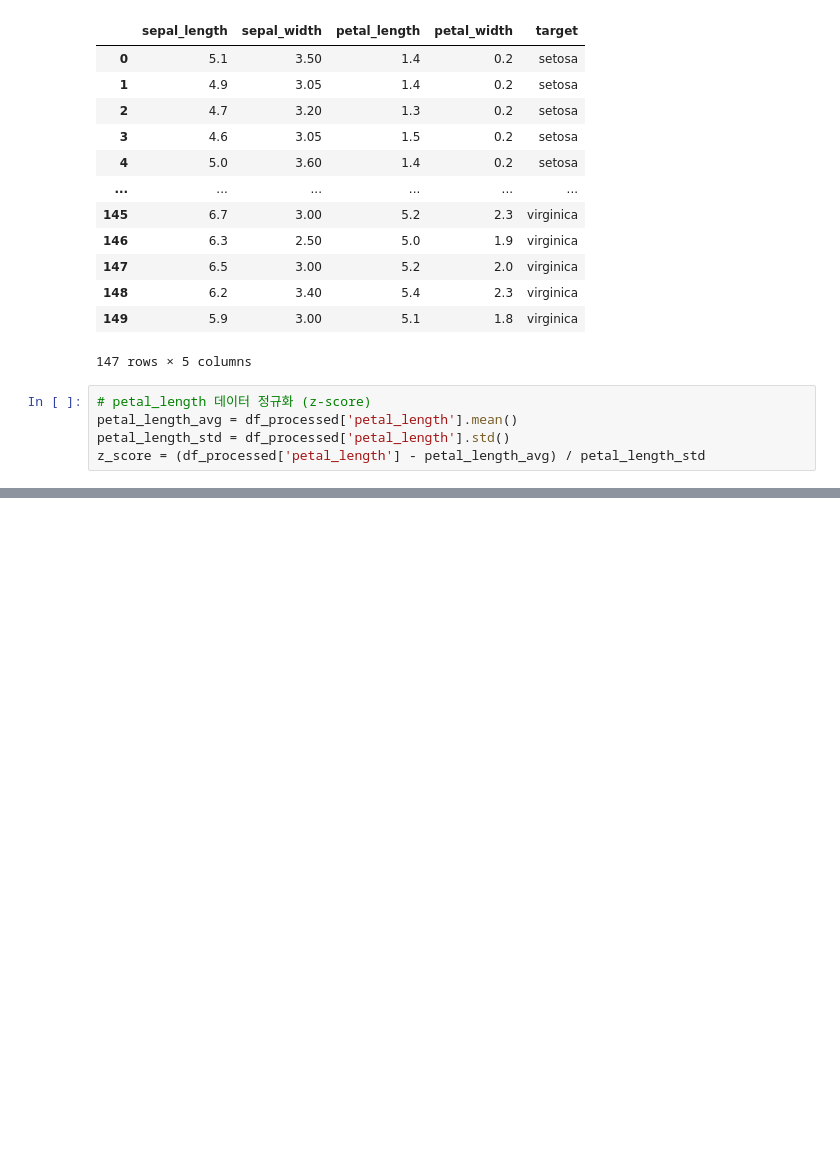
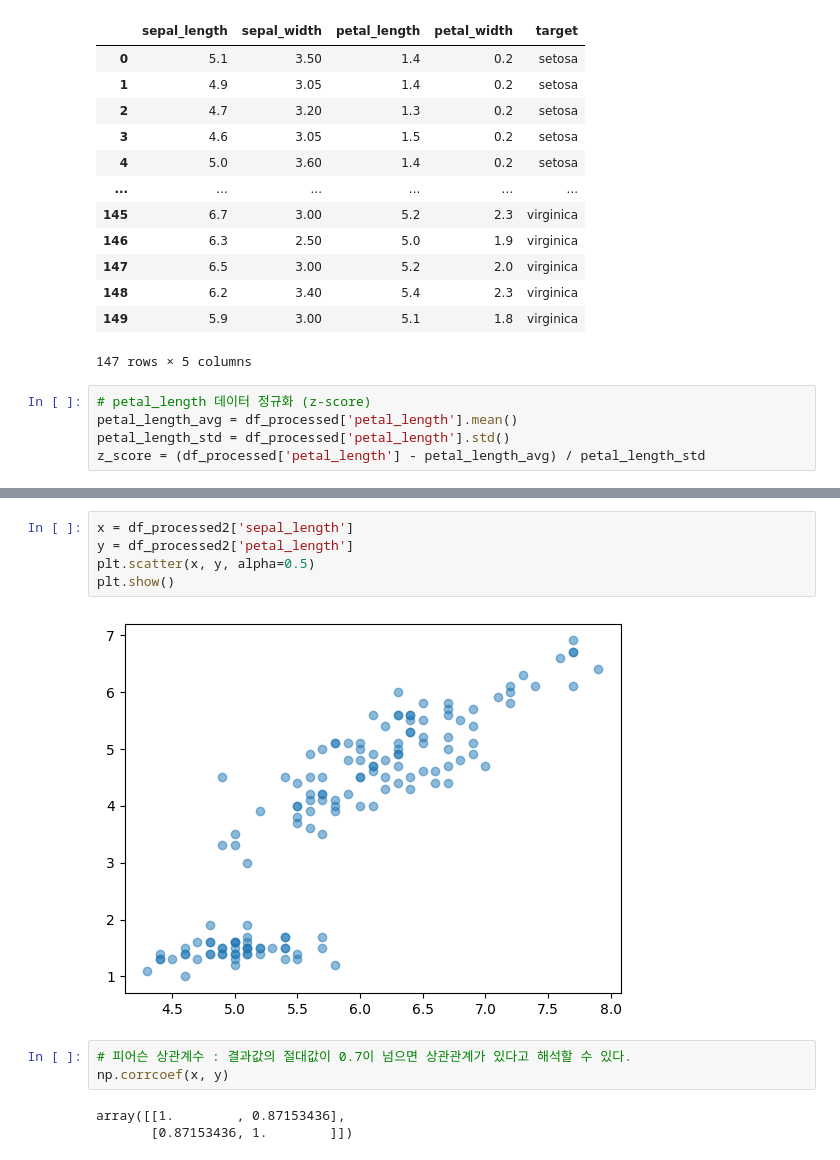
Before and after one commit to Jaen-923/2024-KISIA, a Jupyter notebook: 데이터_분석_및_전처리.ipynb, the cells around one changed output, grey strips where cells are left out. Drawn from its saved outputs; the diff is of its cells as text; blank space fills up the shorter version.

```diff
--- a/데이터_분석_및_전처리.ipynb
+++ b/데이터_분석_및_전처리.ipynb
@@ -152,0 +265,13 @@ z_score = (df_processed['petal_length'] - petal_length_avg) / petal_length_std
+# %%
+x = df_processed2['sepal_length']
+y = df_processed2['petal_length']
+plt.scatter(x, y, alpha=0.5)
+plt.show()
+# %% [output]
+[figure, added]
+# %%
+# 피어슨 상관계수 : 결과값의 절대값이 0.7이 넘으면 상관관계가 있다고 해석할 수 있다.
+np.corrcoef(x, y)
+# %% [output]
+array([[1.        , 0.87153436],
+       [0.87153436, 1.        ]])
```
Also changed, not shown: parts of 11 cells of this notebook, 1 other file.
